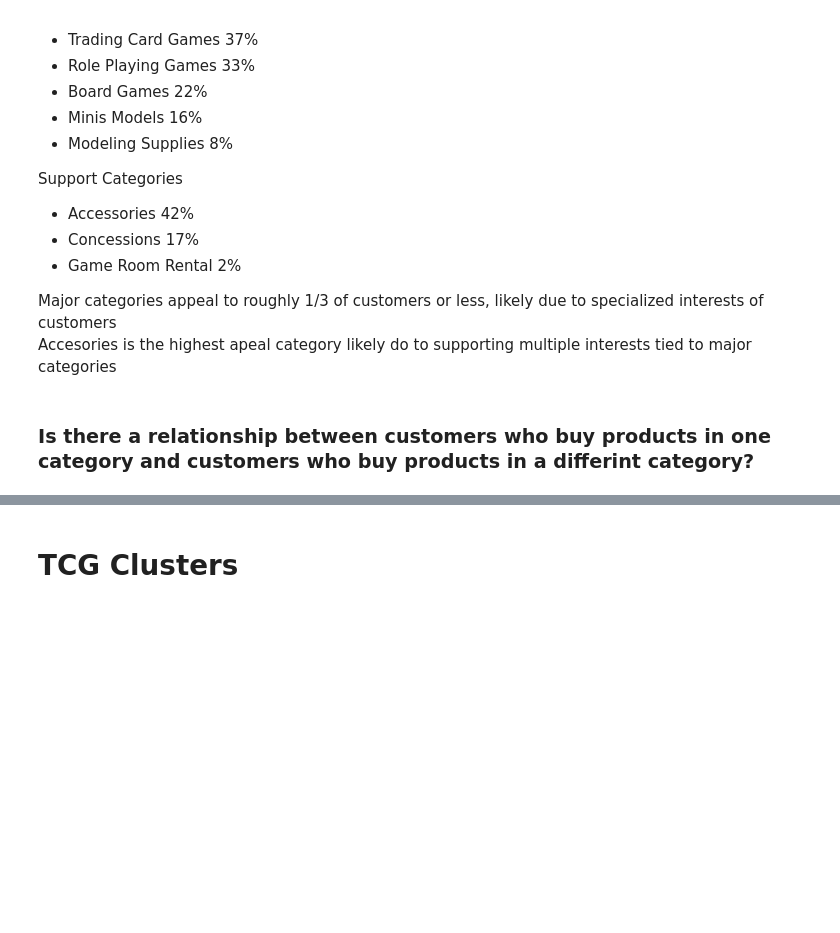
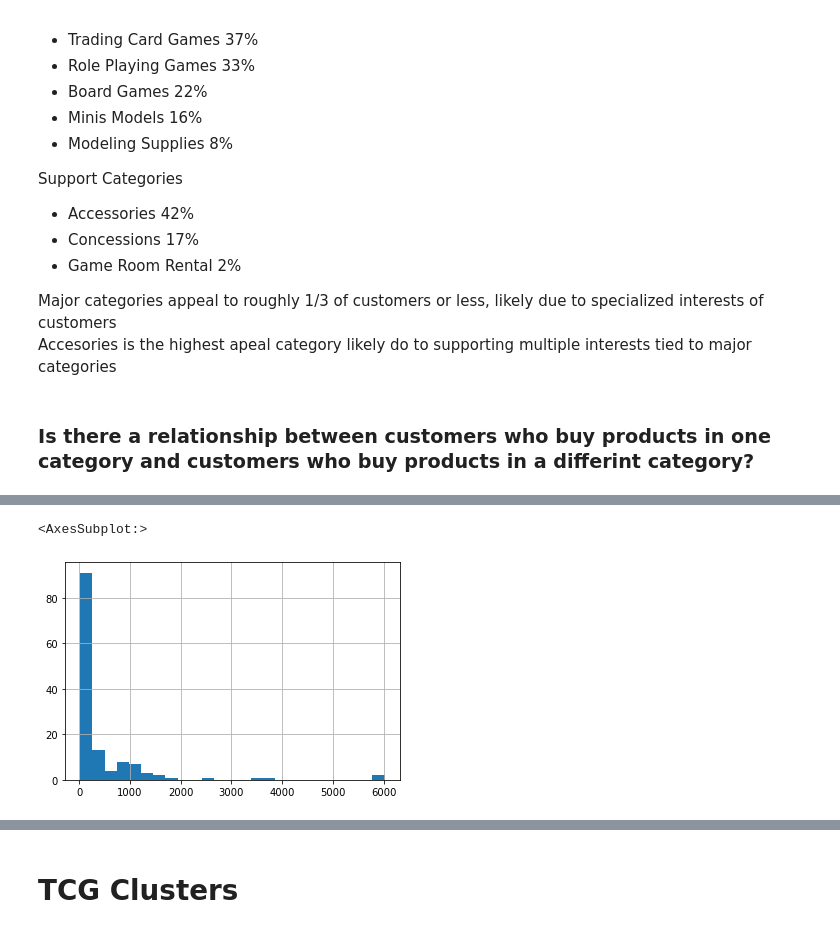
Before and after one commit to Johndsalas/customer_interest_analysis, a Jupyter notebook: exploration.ipynb, the cells around one changed output, grey strips where cells are left out. Saved outputs shown, nothing was run; the diff lists cells and outputs as text; code cells hidden in the pictures; blank space fills up the shorter version.

```diff
--- a/exploration.ipynb
+++ b/exploration.ipynb
@@ -521,0 +346,5 @@ df_tcg = df[['accessories',
+# %%
+df_rpg.net_sales.net_sales.mean()
+# %% [output]
+<AxesSubplot:>
+[figure, added]
```
Also changed, not shown: parts of 41 cells of this notebook.
